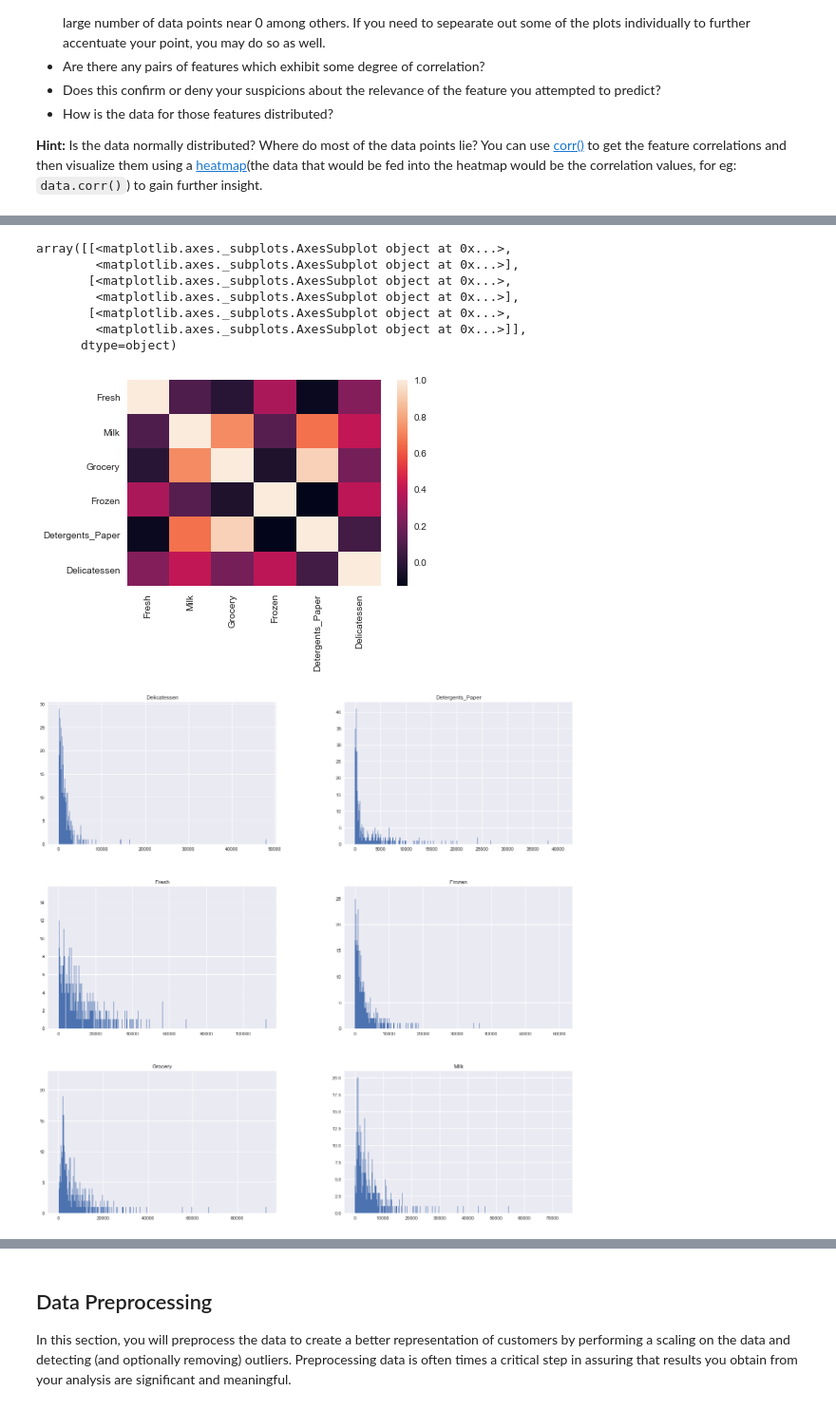
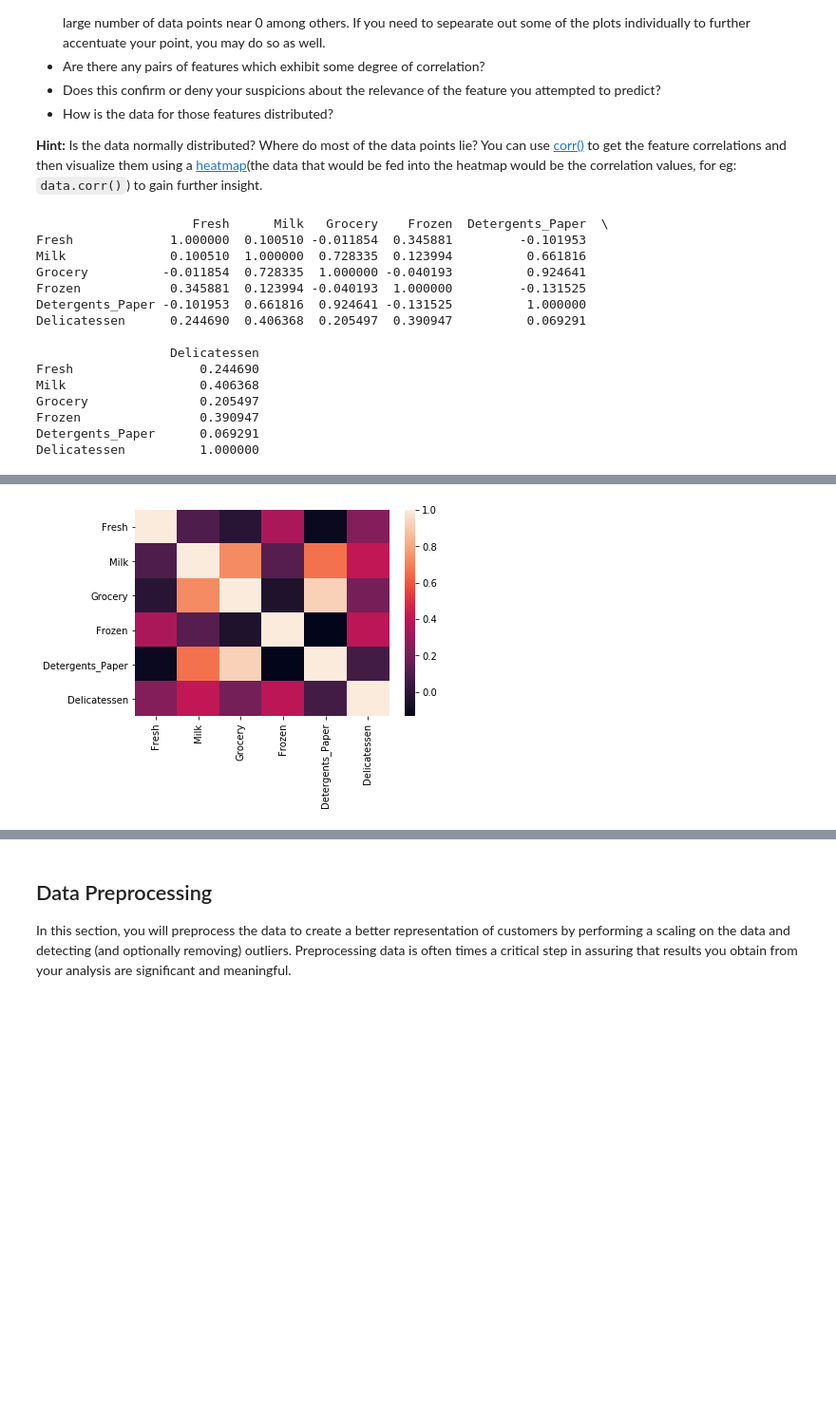
Before and after one commit to matthiasbuehl/machine-learning, a Jupyter notebook: projects/customer_segments/customer_segments.ipynb, the cells around one changed output, grey strips where cells are left out. Shown: that part at 95% size. Drawn from its saved outputs; the diff is of its cells as text; code cells hidden in the pictures; blank space fills up the shorter version.

```diff
--- a/projects/customer_segments/customer_segments.ipynb
+++ b/projects/customer_segments/customer_segments.ipynb
@@ -191,9 +191,25 @@ pd.scatter_matrix(data, alpha = 0.3, figsize = (20,10), diagonal = 'kde');
 * How is the data for those features distributed?
 
 **Hint:** Is the data normally distributed? Where do most of the data points lie? You can use [corr()](https://pandas.pydata.org/pandas-docs/stable/generated/pandas.DataFrame.corr.html) to get the feature correlations and then visualize them using a [heatmap](http://seaborn.pydata.org/generated/seaborn.heatmap.html)(the data that would be fed into the heatmap would be the correlation values, for eg: `data.corr()`) to gain further insight.
+# %%
+print(data.corr())
+# %% [output]
+                     Fresh      Milk   Grocery    Frozen  Detergents_Paper  \
+Fresh             1.000000  0.100510 -0.011854  0.345881         -0.101953
+Milk              0.100510  1.000000  0.728335  0.123994          0.661816
+Grocery          -0.011854  0.728335  1.000000 -0.040193          0.924641
+Frozen            0.345881  0.123994 -0.040193  1.000000         -0.131525
+Detergents_Paper -0.101953  0.661816  0.924641 -0.131525          1.000000
+Delicatessen      0.244690  0.406368  0.205497  0.390947          0.069291
+
+                  Delicatessen
+Fresh                 0.244690
+Milk                  0.406368
+Grocery               0.205497
+Frozen                0.390947
+Detergents_Paper      0.069291
+Delicatessen          1.000000
 # %%
 import seaborn as sns
-print(data.corr())
 sns.heatmap(data.corr())
-data.hist(figsize=(20,20), bins=500)
 # %% [output]
@@ -215,9 +217 @@ Delicatessen          1.000000
-array([[<matplotlib.axes._subplots.AxesSubplot object at 0x...>,
-        <matplotlib.axes._subplots.AxesSubplot object at 0x...>],
-       [<matplotlib.axes._subplots.AxesSubplot object at 0x...>,
-        <matplotlib.axes._subplots.AxesSubplot object at 0x...>],
-       [<matplotlib.axes._subplots.AxesSubplot object at 0x...>,
-        <matplotlib.axes._subplots.AxesSubplot object at 0x...>]],
-      dtype=object)
-[figure, old version]
+[figure, new version]
-[figure, removed]
```
Also changed, not shown: parts of 6 cells of this notebook.
